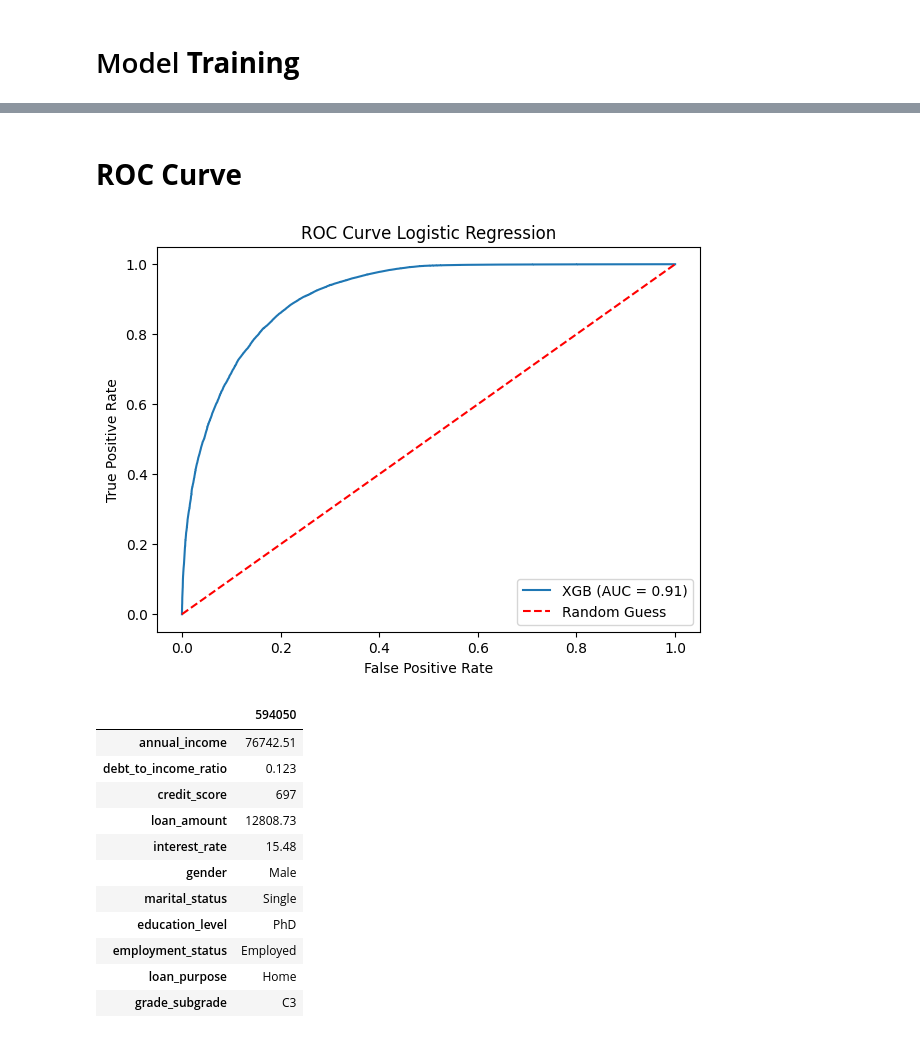
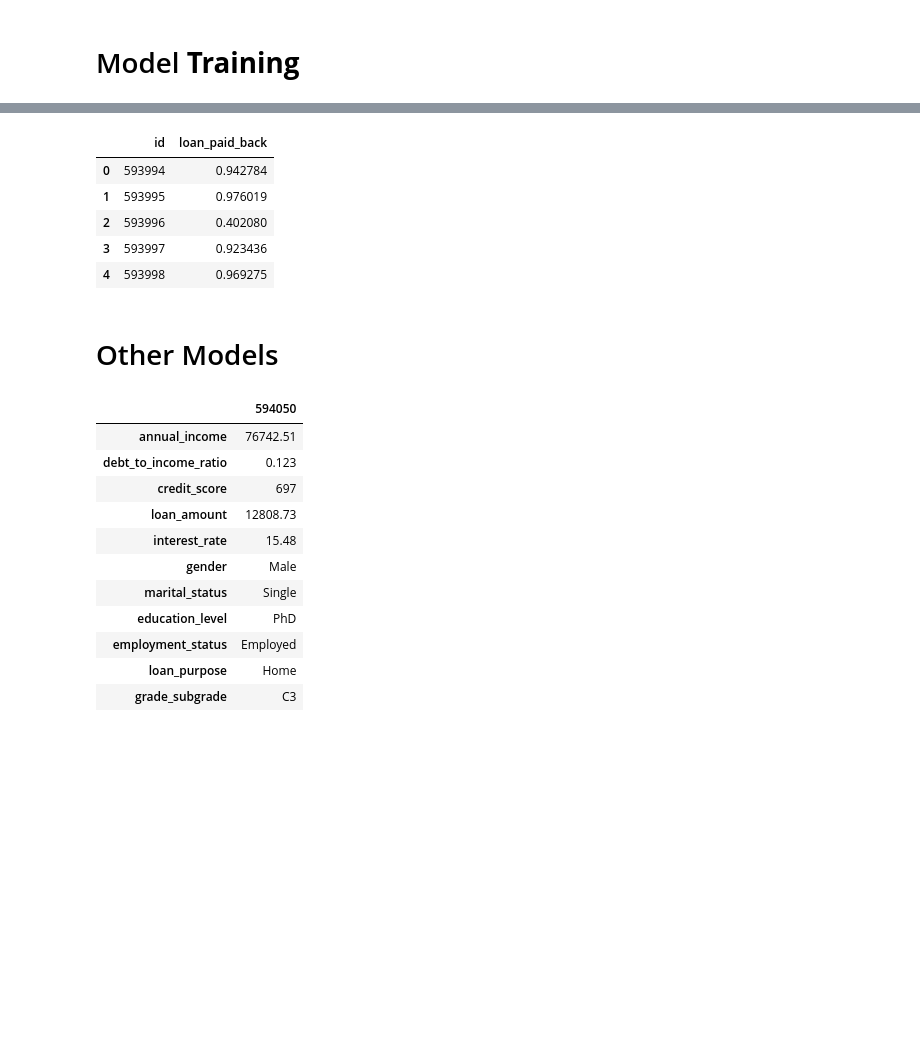
Before and after one commit to Shravani-std/Kaggle_Competations_problems, a Jupyter notebook: Predicting_Loan_Payback.ipynb, the cells around one changed output, grey strips where cells are left out. Saved outputs shown, nothing was run; the diff lists cells and outputs as text; code cells hidden in the pictures; blank space fills up the shorter version.

```diff
--- a/Predicting_Loan_Payback.ipynb
+++ b/Predicting_Loan_Payback.ipynb
@@ -556,0 +524,25 @@ AUROC: 0.9126065667493051
+# %%
+from xgboost import XGBClassifier
+
+xgb_model = XGBClassifier(
+    n_estimators=600,
+    learning_rate=0.05,
+    max_depth=6,
+    subsample=0.9,
+    colsample_bytree=0.9,
+    min_child_weight=5,
+    reg_alpha=0.5,
+    reg_lambda=1.0,
+    objective='binary:logistic',
+    eval_metric='auc',
+    random_state=42,
+    n_jobs=-1
+)
+
+
+xgb_model.fit(
+    X,
+    y,
+    eval_set=[(X_val, y_val)],
+    verbose=100
+)
@@ -557,3 +568,22 @@ AUROC: 0.9126065667493051
+# %%
+test_probs = xgb_model.predict_proba(test_X_final)[:, 1]
+# %%
+submission = pd.DataFrame({
+    'id': test_df.index,
+    'loan_paid_back': test_probs
+})
+
+submission.to_csv('submission.csv', index=False)
+submission.head()
+# %% [output]
+|  | id | loan_paid_back |
+| 0 | 593994 | 0.942784 |
+| 1 | 593995 | 0.976019 |
+| 2 | 593996 | 0.402080 |
+| 3 | 593997 | 0.923436 |
+| 4 | 593998 | 0.969275 |
+# %% [markdown]
+# Other Models
 # %%
 models_pipeline = Pipeline(
     steps=[
@@ -648,31 +678,6 @@ print(f"Precision: {precision}")
 print(f"Recall: {recall}")
 print(f"F1 Score: {f1_score}")
 print(f"ROC AUC: {roc_auc}")
-# %% [markdown]
-# **ROC Curve**
-# %%
-import matplotlib.pyplot as plt
-
-y_pred_XGBClss = best_model.predict_proba(X_test)[:, 1]
-test = pd.DataFrame(
-    {'True':y_test, 'XGB':y_pred_XGBClss},
-    index=X_test.index
-)
-test.head()
-
-plt.figure(figsize=(7,5))
-fpr, tpr, _ = roc_curve(test['True'], test['XGB'])
-roc_auc = auc(fpr,tpr)
-plt.plot(fpr, tpr,label=f'XGB (AUC = {roc_auc:.2f})')
-
-plt.plot([0, 1], [0, 1], 'r--', label='Random Guess')
-plt.xlabel('False Positive Rate')
-plt.ylabel('True Positive Rate')
-plt.title('ROC Curve XGBClassifier')
-plt.legend()
-plt.show()
-# %% [output]
-[figure, removed]
 # %%
 test_df.iloc[56]
 # %% [output]
```
Also changed, not shown: parts of 16 cells of this notebook.
